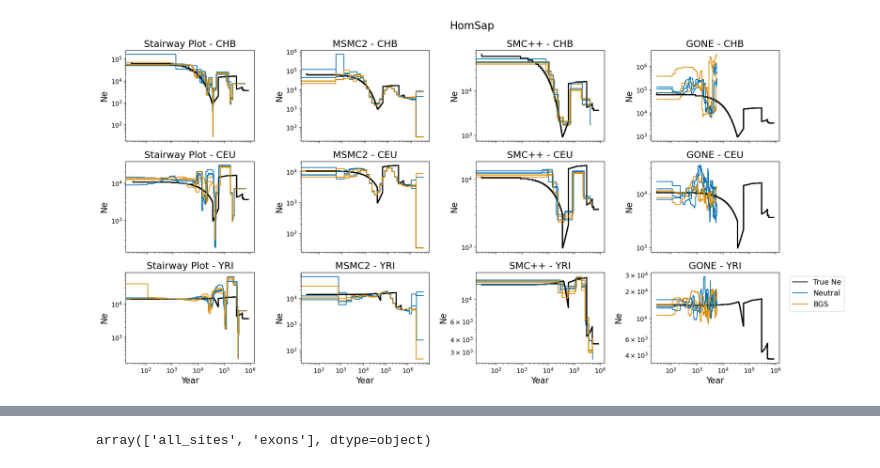
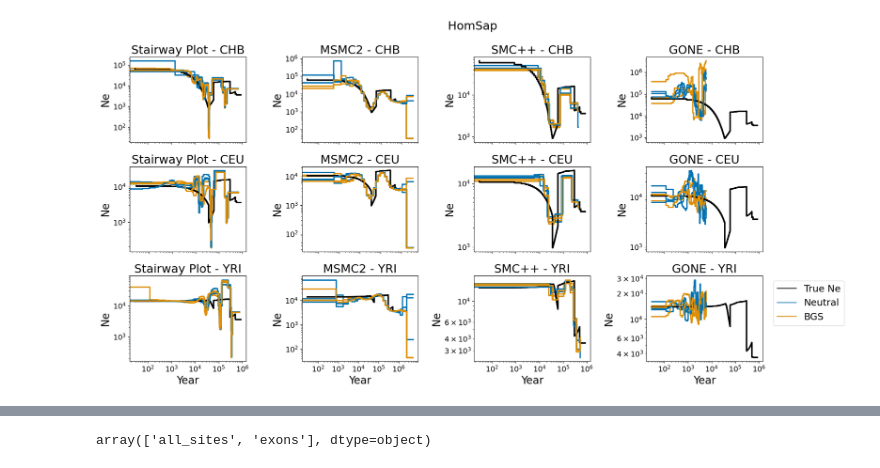
Before and after one commit to popsim-consortium/analysis2, a Jupyter notebook: notebooks/DFE_figures.ipynb, the cells around one changed output, grey strips where cells are left out. Drawn from its saved outputs; the diff is of its cells as text; code cells hidden in the pictures.

```diff
--- a/notebooks/DFE_figures.ipynb
+++ b/notebooks/DFE_figures.ipynb
@@ -21,3 +1,24 @@ from matplotlib.lines import Line2D
+# %%
+import stdpopsim
+from matplotlib import pyplot as plt
+# Update default font sizes in rcParams
+from glob import glob
+import numpy as np
+import pandas as pd
+from dataclasses import dataclass
+import seaborn as sns
+from matplotlib.lines import Line2D
+
+ft_dict = {
+    'font.size': 18,         # Default text size
+    'axes.titlesize': 22,    # Title font size
+    'axes.labelsize': 20, # X and Y axis labels font size
+    'xtick.labelsize': 14,   # X tick labels font size
+    'ytick.labelsize': 14,   # Y tick labels font size
+    'legend.fontsize': 18,   # Legend font size
+    'figure.titlesize': 22   # Figure title font size
+}
+plt.rcParams.update(ft_dict)
 # %%
 COLOURS = sns.color_palette("colorblind")
 infile  = "/gpfs/projects/kernlab/stittes/analysis2/HomSap_results/plots/OutOfAfricaArchaicAdmixture_5R19/estimated_Ne_t_final.csv"
@@ -143,7 +144,7 @@ for i, pop in enumerate(populations):
             subset = df.query(f"population == '{pop}' & method == '{method}' & seed == {seed}")
 
             df_ddb_pop = df_ddb.query(f"population == '{pop}' & method == '{ref_line}'")
-            true_handle = ax.step(df_ddb_pop["year"], df_ddb_pop["Ne"], color="black", label="$true\ N_e$", linewidth=2)
+            true_handle = ax.step(df_ddb_pop["year"], df_ddb_pop["Ne"], color="black", label="$true\ N_e$", linewidth=2.5)
 
             # Plot each annotation group
             for dfe in dfes:
@@ -151,36 +152,37 @@ for i, pop in enumerate(populations):
                 ax.step(annot_data['year'], annot_data['Ne'],
                         where='pre',
                         label=dfe,
-                        color=color_dict[dfe])
+                        color=color_dict[dfe],
+                        linewidth=2.5)
 
             #ax.set_xlim(-1e2, df_ddb_pop["year"].max())
             #ax.set_ylim(df_ddb_pop["Ne"].min()*0.5, df_ddb_pop["Ne"].max()*1.5)
             method_name = method_dict[method]
             ax.set_title(f'{method_name} - {pop}')
             ax.set_xlabel('Year')
             ax.set_ylabel('Ne')
             #log scale both axes
             ax.set_xscale('log')
             ax.set_yscale('log')
             if pop != populations[-1]:
                 ax.set_xlabel('')
                 ax.set_xticklabels([])
 
 # Only add legend to last subplot
 # Custom legend elements
 legend_elements = [
     Line2D([0], [0], color='black', label='True Ne'),
     Line2D([0], [0], label='Neutral', color=color_dict['none']),
     Line2D([0], [0], label='BGS', color=color_dict['Gamma_K17'])
 ]
 
 ax.legend(title='', handles=legend_elements, bbox_to_anchor=(1.05, 1), loc='upper left')
 plt.suptitle("HomSap")
 plt.tight_layout()
 plt.savefig("estimated_Ne_t_final.pdf")
 plt.show()
 # %% [output]
-[figure, old version]
+[figure, new version]
 # %%
 COLOURS = sns.color_palette("colorblind")
 infile  = "/gpfs/projects/kernlab/stittes/analysis2/PhoSin_results/plots/Vaquita2Epoch_1R22/estimated_Ne_t_final.csv"
```
Also changed, not shown: parts of 19 cells of this notebook, 11 other files.
